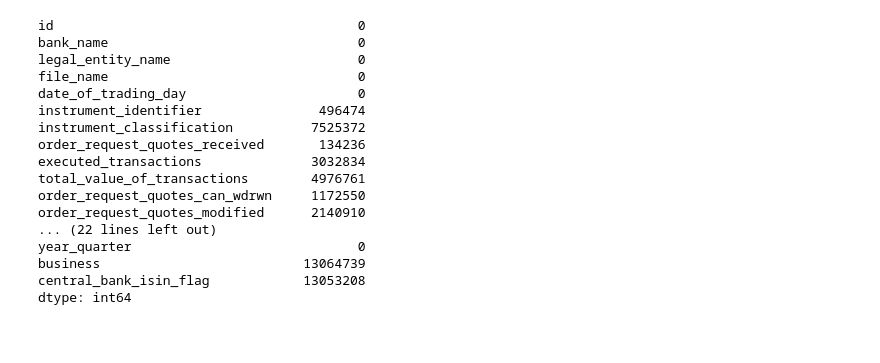
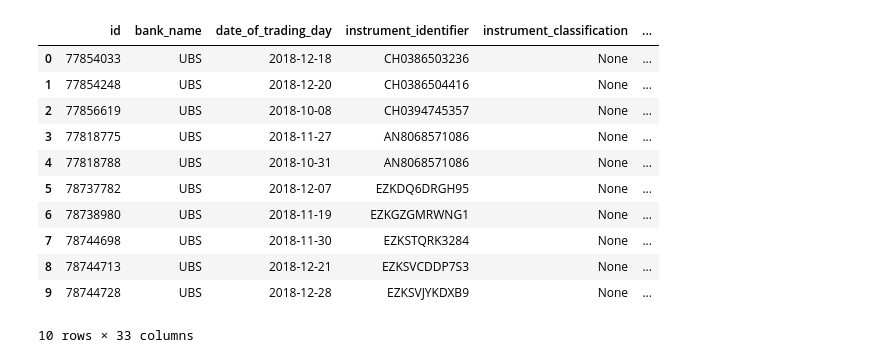
Before and after one commit to Inald/newNWM-Intern-Project-2020, a Jupyter notebook: pipelined.ipynb, the cells around one changed output. Drawn from its saved outputs; the diff is of its cells as text; code cells hidden in the pictures; blank space fills up the shorter version.

```diff
--- a/pipelined.ipynb
+++ b/pipelined.ipynb
@@ -1,34 +1,31 @@
 # %%
 import pandas as pd
 import numpy as np
 from sklearn.decomposition import PCA
 
 #tb.loc[tb['Instrument Classification (ISO 10962 CFI code)'].isin(['JFTXFP'])]
 #tb.plot.hist(tb.groupby(['Trading platform']).Price.agg(['mean', max]))
 #tb.describe()
 #print(tb.shape)
 
-df = pd.read_feather('C:/Users/asus/Documents/rts27.feather')
+#df = pd.read_feather('C:/Users/asus/Documents/rts27.feather')
+df = pd.read_feather('C:/Users/inald/Documents/NWMprod/wetransfer-0f4d76/rts27.feather')
 
 #Columns deemed unneccessary for this task
 df2 = df.drop(['file_name','designated_market_makers','legal_entity_name', 'systematic_internaliser_flag'], axis = 1)
+
+
+df2.head(10)
+# %% [output]
+|  | id | bank_name | date_of_trading_day | instrument_identifier | instrument_classification | ... |
+| 0 | 77854033 | UBS | 2018-12-18 | CH0386503236 | None | ... |
+| 1 | 77854248 | UBS | 2018-12-20 | CH0386504416 | None | ... |
+| 2 | 77856619 | UBS | 2018-10-08 | CH0394745357 | None | ... |
+| 3 | 77818775 | UBS | 2018-11-27 | AN8068571086 | None | ... |
+| 4 | 77818788 | UBS | 2018-10-31 | AN8068571086 | None | ... |
+| 5 | 78737782 | UBS | 2018-12-07 | EZKDQ6DRGH95 | None | ... |
+| 6 | 78738980 | UBS | 2018-11-19 | EZKGZGMRWNG1 | None | ... |
+| 7 | 78744698 | UBS | 2018-11-30 | EZKSTQRK3284 | None | ... |
+| 8 | 78744713 | UBS | 2018-12-21 | EZKSVCDDP7S3 | None | ... |
+| 9 | 78744728 | UBS | 2018-12-28 | EZKSVJYKDXB9 | None | ... |
+10 rows × 33 columns
-# %%
-df.isnull().sum()
-# %% [output]
-id                                       0
-bank_name                                0
-legal_entity_name                        0
-file_name                                0
-date_of_trading_day                      0
-instrument_identifier               496474
-instrument_classification          7525372
-order_request_quotes_received       134236
-executed_transactions              3032834
-total_value_of_transactions        4976761
-order_request_quotes_can_wdrwn     1172550
-order_request_quotes_modified      2140910
-... (22 lines left out)
-year_quarter                             0
-business                          13064739
-central_bank_isin_flag            13053208
-dtype: int64
```
Also changed, not shown: parts of 5 cells of this notebook.
